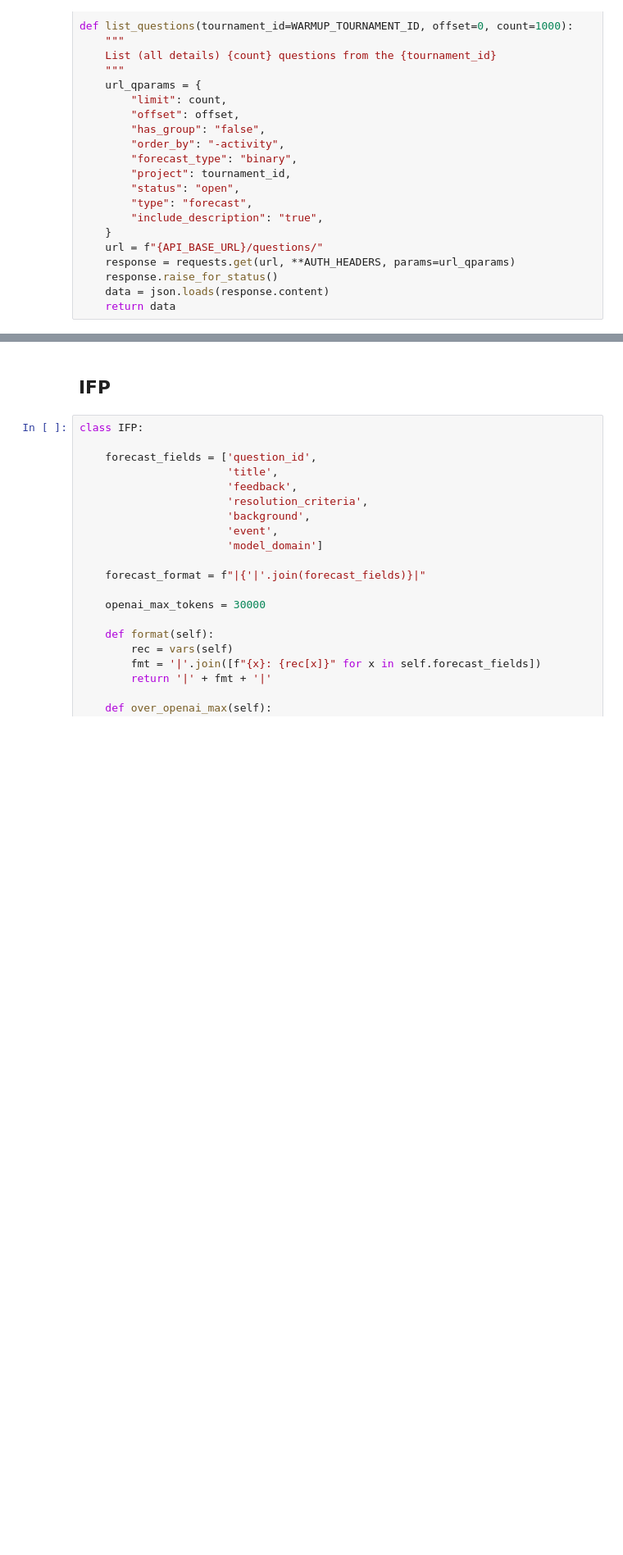
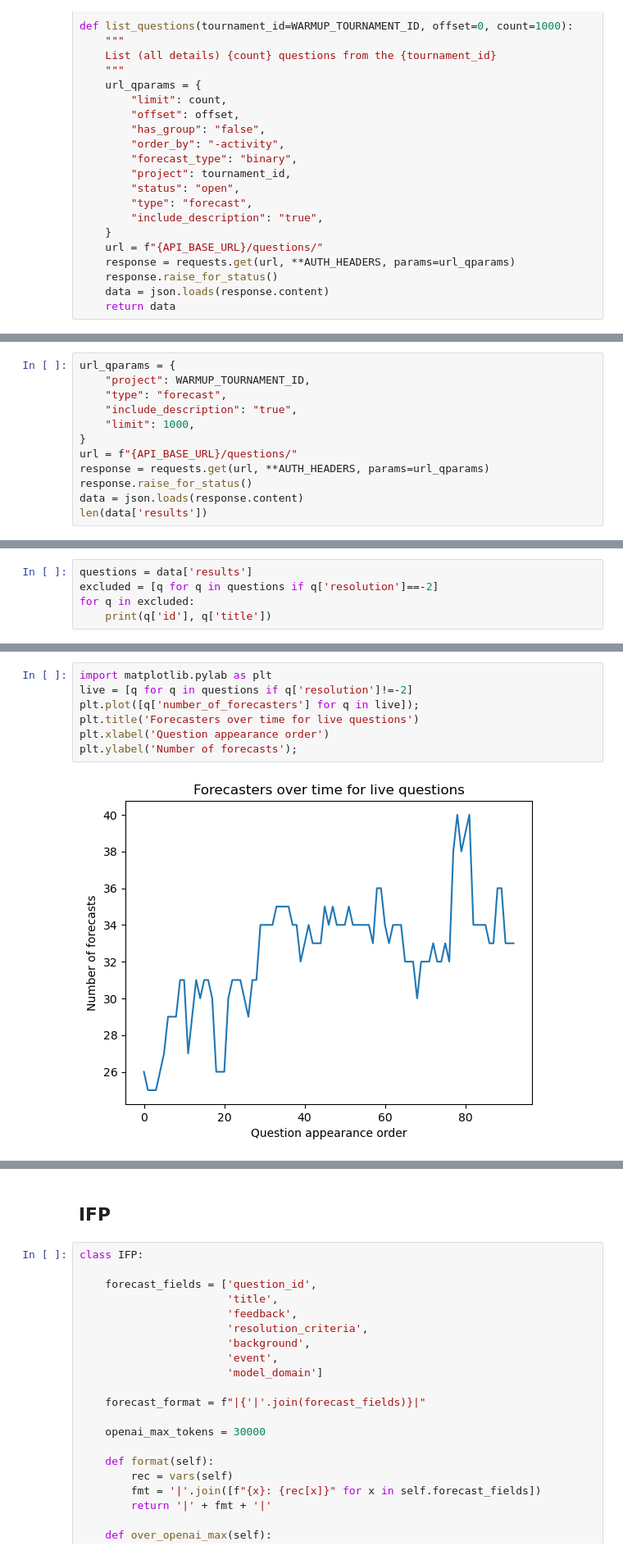
Before and after one commit to catskillsresearch/MetaculusQ3AIBenchmark, a Jupyter notebook: 000_Metaculus_Bot.ipynb, the cells around one changed output, grey strips where cells are left out. Shown at 82% size. Saved outputs shown, nothing was run; the diff lists cells and outputs as text; blank space fills up the shorter version.

```diff
--- a/000_Metaculus_Bot.ipynb
+++ b/000_Metaculus_Bot.ipynb
@@ -128,0 +172,12 @@ def list_questions(tournament_id=WARMUP_TOURNAMENT_ID, offset=0, count=1000):
+# %%
+url_qparams = {
+    "project": WARMUP_TOURNAMENT_ID,
+    "type": "forecast",
+    "include_description": "true",
+    "limit": 1000,
+}
+url = f"{API_BASE_URL}/questions/"
+response = requests.get(url, **AUTH_HEADERS, params=url_qparams)
+response.raise_for_status()
+data = json.loads(response.content)
+len(data['results'])
@@ -128,0 +186,5 @@ def list_questions(tournament_id=WARMUP_TOURNAMENT_ID, offset=0, count=1000):
+# %%
+questions = data['results']
+excluded = [q for q in questions if q['resolution']==-2]
+for q in excluded:
+    print(q['id'], q['title'])
@@ -128,0 +199,9 @@ def list_questions(tournament_id=WARMUP_TOURNAMENT_ID, offset=0, count=1000):
+# %%
+import matplotlib.pylab as plt
+live = [q for q in questions if q['resolution']!=-2]
+plt.plot([q['number_of_forecasters'] for q in live]);
+plt.title('Forecasters over time for live questions')
+plt.xlabel('Question appearance order')
+plt.ylabel('Number of forecasts');
+# %% [output]
+[figure, added]
```
Also changed, not shown: parts of 32 cells of this notebook.
